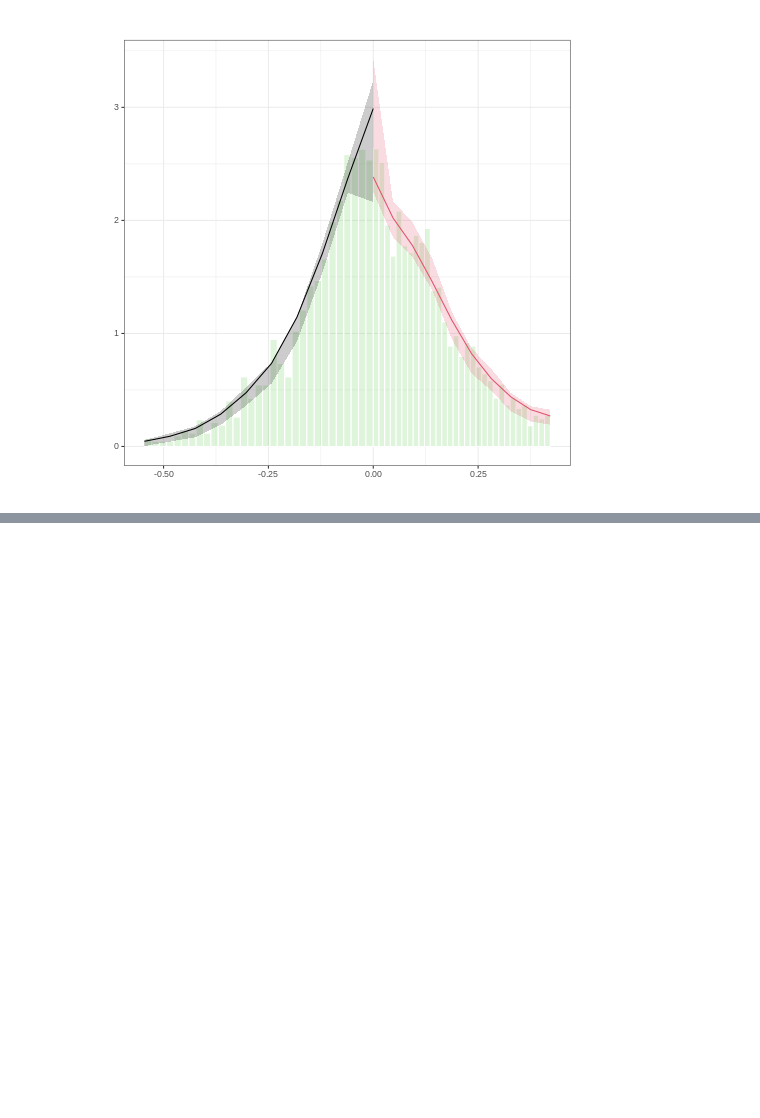
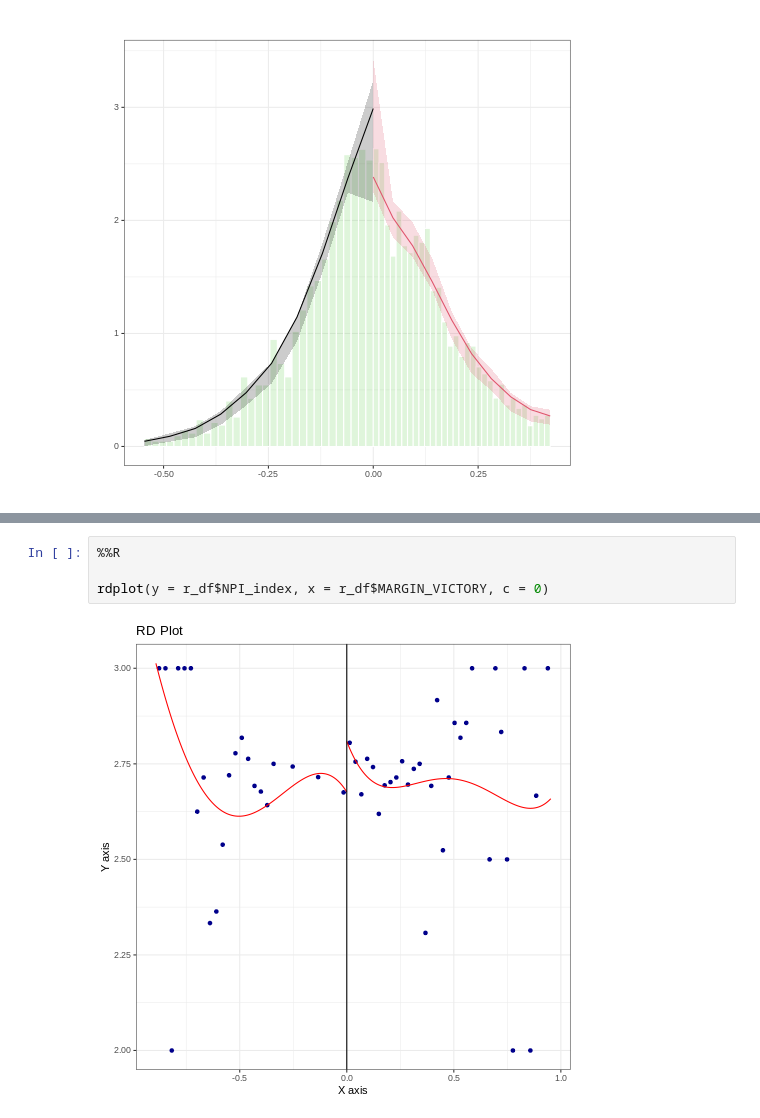
Before and after one commit to hssitja/PhD-Dissertation, a Jupyter notebook: Chapter3_empirical.ipynb, the cells around one changed output, grey strips where cells are left out. Drawn from its saved outputs; the diff is of its cells as text; blank space fills up the shorter version.

```diff
--- a/Chapter3_empirical.ipynb
+++ b/Chapter3_empirical.ipynb
@@ -288,0 +470,6 @@ WARNING:rpy2.rinterface_lib.callbacks:R[write to console]: `geom_smooth()` using
+# %%
+%%R
+
+rdplot(y = r_df$NPI_index, x = r_df$MARGIN_VICTORY, c = 0)
+# %% [output]
+[figure, added]
```
Also changed, not shown: parts of 23 cells of this notebook.
